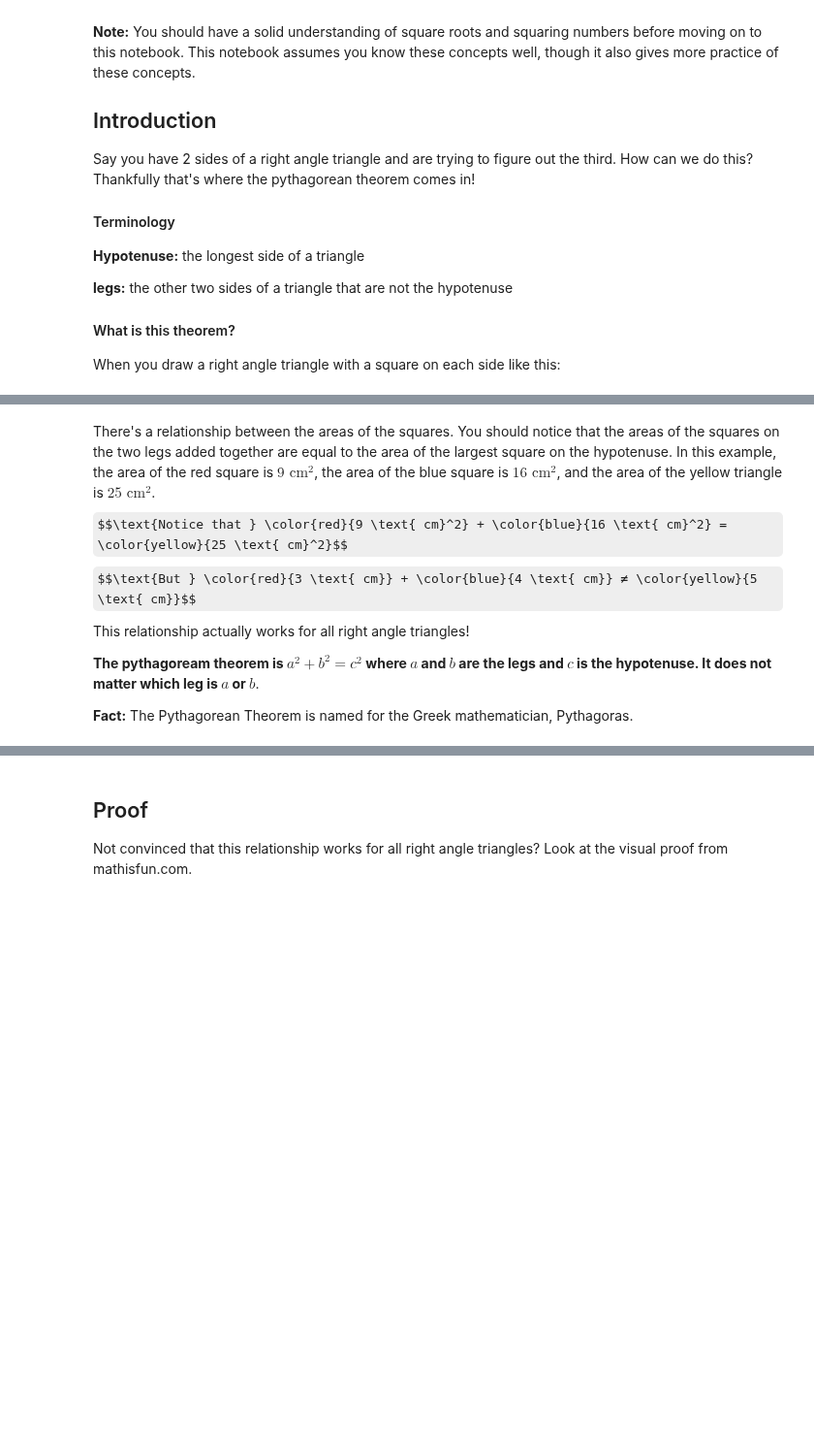
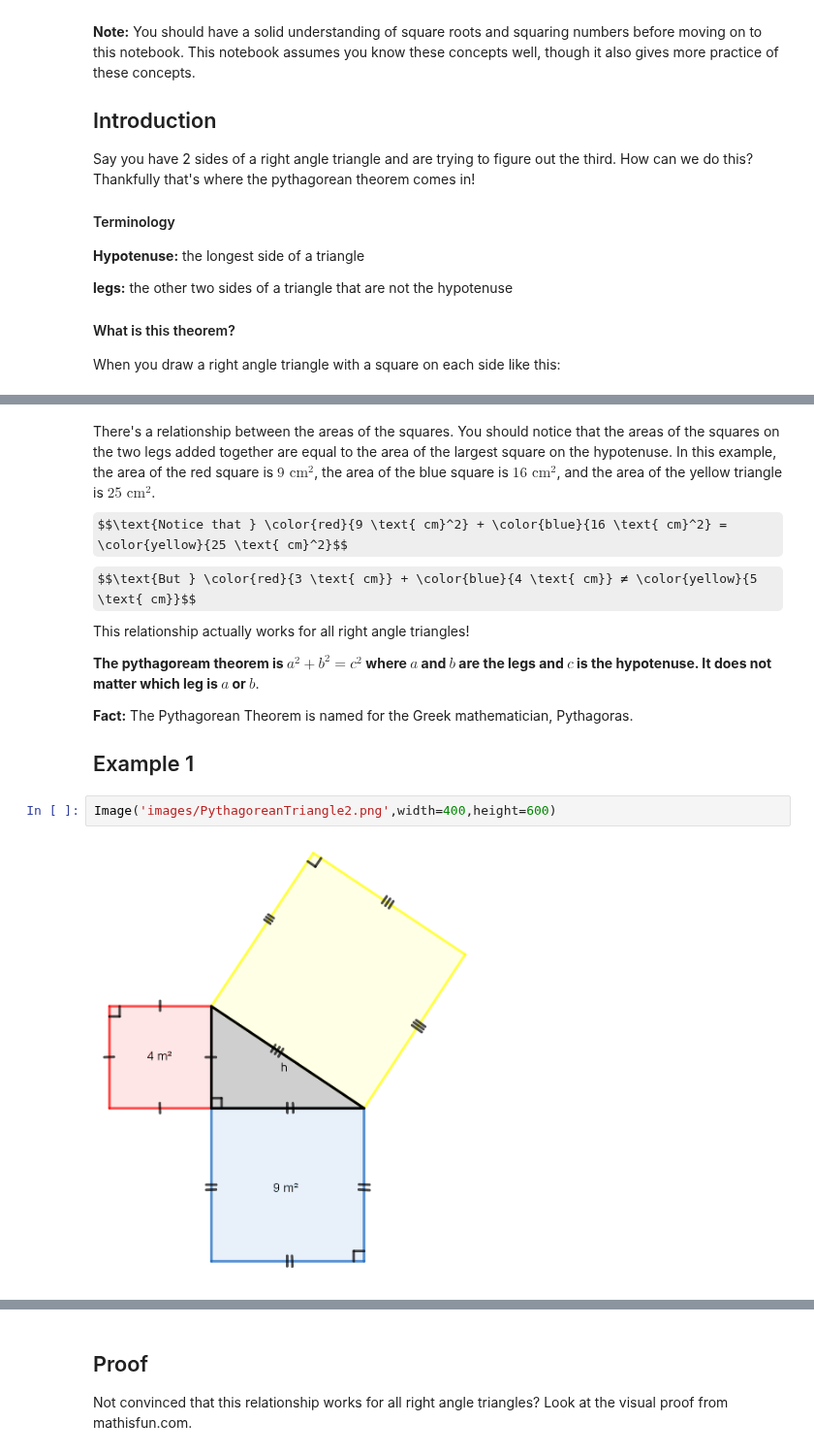
Before and after one commit to ULeth-Math-CS/Callysto, a Jupyter notebook: Nicole/PythagoreanTheorem/pythagorean-theorem.ipynb, the cells around one changed output, grey strips where cells are left out. Shown at 97% size. Cells and saved outputs as stored; diff of their text form; some formulas as TeX source; blank space fills up the shorter version.

Commit message:
more work to Pythagorean Theorem

```diff
--- a/Nicole/PythagoreanTheorem/pythagorean-theorem.ipynb
+++ b/Nicole/PythagoreanTheorem/pythagorean-theorem.ipynb
@@ -61,4 +61,10 @@ This relationship actually works for all right angle triangles!
 **The pythagoream theorem is $a^2 + b^2 = c^2$ where $a$ and $b$ are the legs and $c$ is the hypotenuse. It does not matter which leg is $a$ or $b$**.
 
 **Fact:** The Pythagorean Theorem is named for the Greek mathematician, Pythagoras.
+
+## Example 1
+# %%
+Image('images/PythagoreanTriangle2.png',width=400,height=600)
+# %% [output]
+[figure, added]
 # %% [markdown]
```
Also changed, not shown: parts of 11 cells of this notebook, 10 other files.
